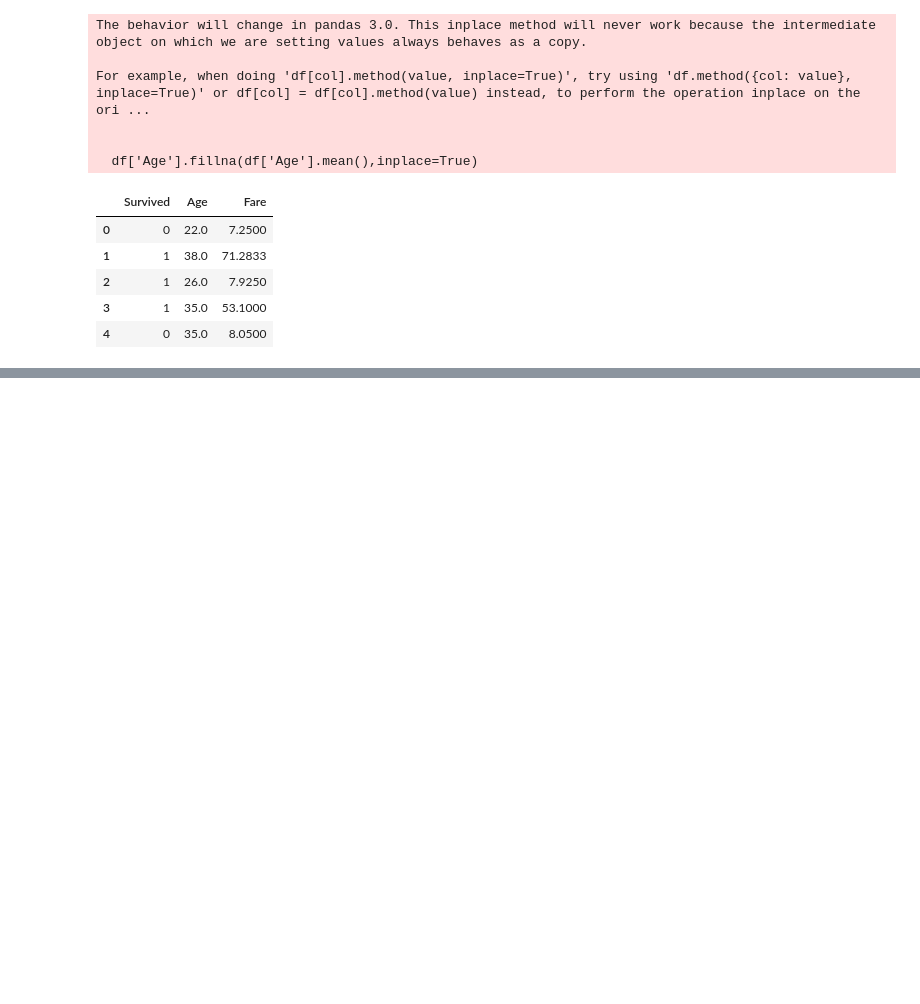
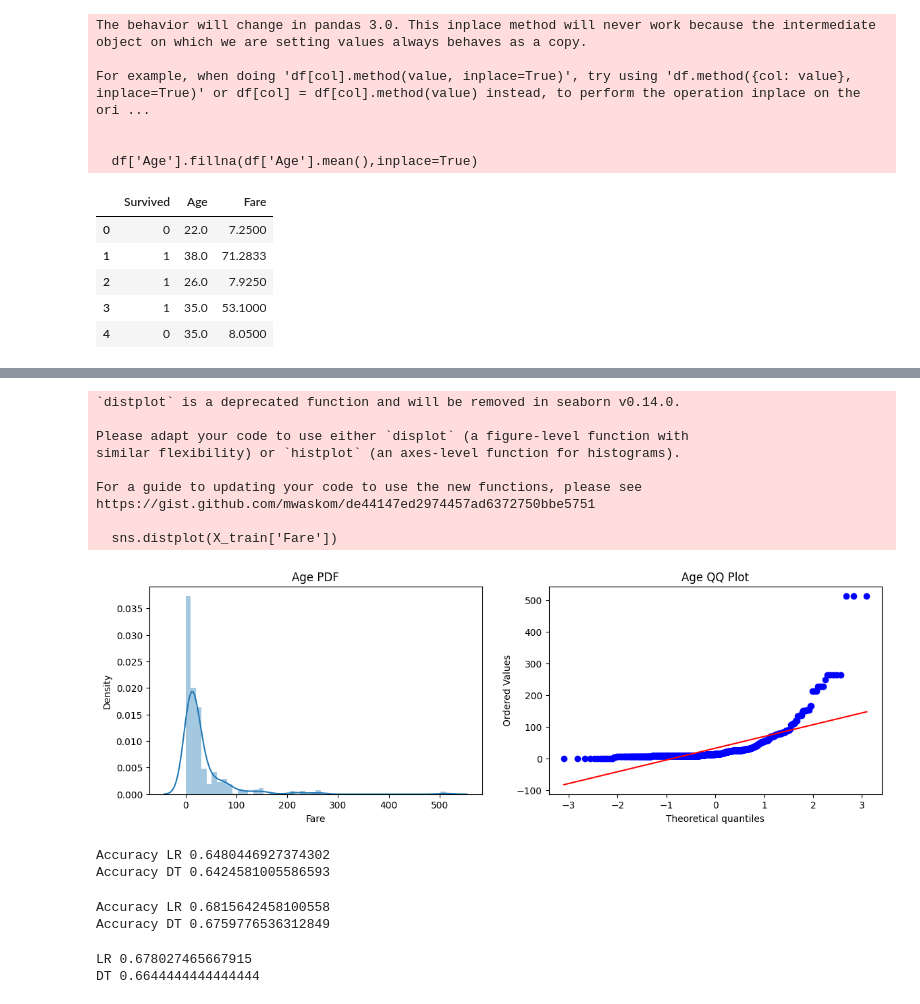
Before and after one commit to SohailKhanPAK/Function-Transformer, a Jupyter notebook: Function Transformer.ipynb, the cells around one changed output, grey strips where cells are left out. Drawn from its saved outputs; the diff is of its cells as text; code cells hidden in the pictures; blank space fills up the shorter version.

Commit message:
ColumnTransformer

```diff
--- a/Function Transformer.ipynb
+++ b/Function Transformer.ipynb
@@ -59,0 +82,22 @@ X_train, X_test, y_train, y_test = train_test_split(X,y,test_size=0.2,random_sta
+# %%
+plt.figure(figsize=(14,4))
+plt.subplot(121)
+sns.distplot(X_train['Fare'])
+plt.title('Age PDF')
+
+plt.subplot(122)
+stats.probplot(X_train['Fare'], dist="norm", plot=plt)
+plt.title('Age QQ Plot')
+
+plt.show()
+# %% [output]
+`distplot` is a deprecated function and will be removed in seaborn v0.14.0.
+
+Please adapt your code to use either `displot` (a figure-level function with
+similar flexibility) or `histplot` (an axes-level function for histograms).
+
+For a guide to updating your code to use the new functions, please see
+https://gist.github.com/mwaskom/de44147ed2974457ad6372750bbe5751
+
+  sns.distplot(X_train['Fare'])
+[figure, added]
@@ -59,0 +107,12 @@ X_train, X_test, y_train, y_test = train_test_split(X,y,test_size=0.2,random_sta
+# %%
+clf.fit(X_train,y_train)
+clf2.fit(X_train,y_train)
+
+y_pred = clf.predict(X_test)
+y_pred1 = clf2.predict(X_test)
+
+print("Accuracy LR",accuracy_score(y_test,y_pred))
+print("Accuracy DT",accuracy_score(y_test,y_pred1))
+# %% [output]
+Accuracy LR 0.6480446927374302
+Accuracy DT 0.6424581005586593
@@ -59,0 +124,26 @@ X_train, X_test, y_train, y_test = train_test_split(X,y,test_size=0.2,random_sta
+# %%
+clf = LogisticRegression()
+clf2 = DecisionTreeClassifier()
+
+clf.fit(X_train_transformed,y_train)
+clf2.fit(X_train_transformed,y_train)
+
+y_pred = clf.predict(X_test_transformed)
+y_pred1 = clf2.predict(X_test_transformed)
+
+print("Accuracy LR",accuracy_score(y_test,y_pred))
+print("Accuracy DT",accuracy_score(y_test,y_pred1))
+# %% [output]
+Accuracy LR 0.6815642458100558
+Accuracy DT 0.6759776536312849
+# %%
+X_transformed = trf.fit_transform(X)
+
+clf = LogisticRegression()
+clf2 = DecisionTreeClassifier()
+
+print("LR",np.mean(cross_val_score(clf,X_transformed,y,scoring='accuracy',cv=10)))
+print("DT",np.mean(cross_val_score(clf2,X_transformed,y,scoring='accuracy',cv=10)))
+# %% [output]
+LR 0.678027465667915
+DT 0.6644444444444444
```
Also changed, not shown: parts of 8 cells of this notebook.
